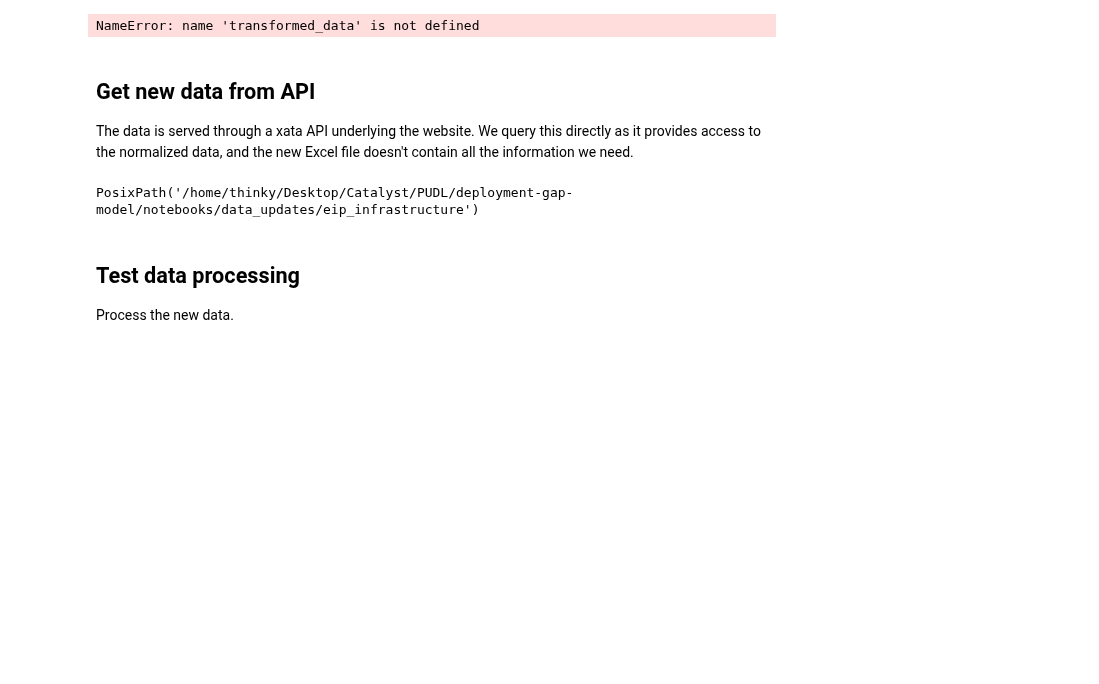
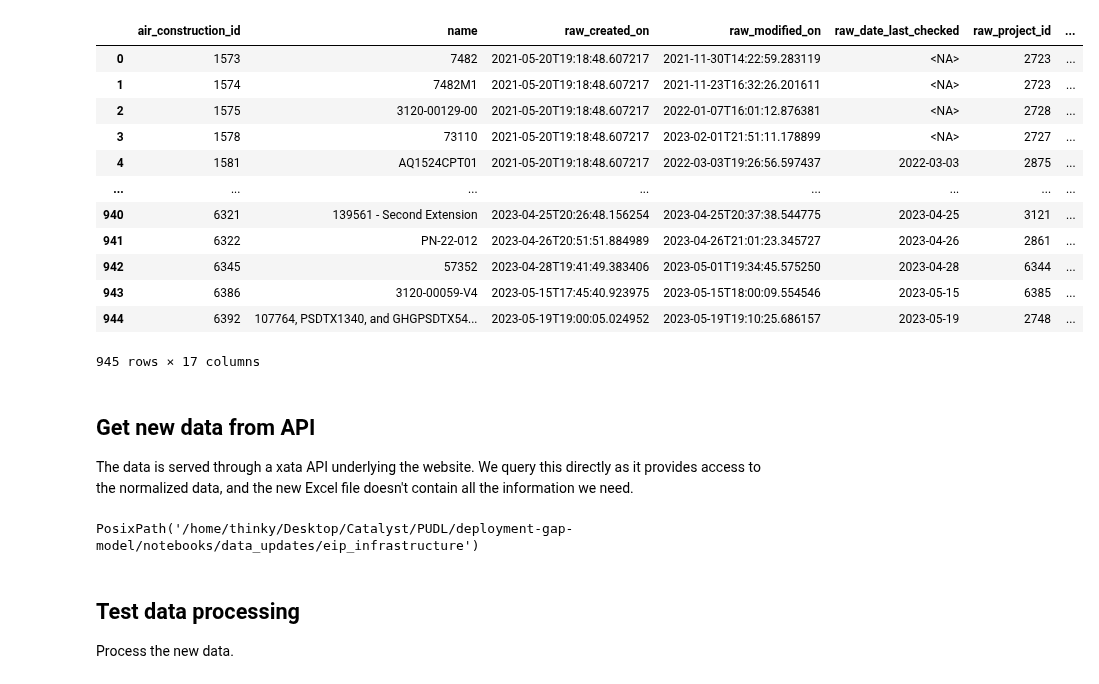
Before and after one commit to deployment-gap-model-education-fund/deployment-gap-model, a Jupyter notebook: notebooks/data_updates/eip_infrastructure/eip_update.ipynb, the cells around one changed output. Cells and saved outputs as stored; diff of their text form; code cells hidden in the pictures; blank space fills up the shorter version.

```diff
--- a/notebooks/data_updates/eip_infrastructure/eip_update.ipynb
+++ b/notebooks/data_updates/eip_infrastructure/eip_update.ipynb
@@ -10,7 +12,18 @@ transformed_data = pd.read_parquet('../../../data/output/data_warehouse/eip_faci
 # %%
-transformed_data
 # %% [output]
+|  | air_construction_id | name | raw_created_on | raw_modified_on | raw_date_last_checked | raw_project_id | ... |
+| 0 | 1573 | 7482 | 2021-05-20T19:18:48.607217 | 2021-11-30T14:22:59.283119 | <NA> | 2723 | ... |
+| 1 | 1574 | 7482M1 | 2021-05-20T19:18:48.607217 | 2021-11-23T16:32:26.201611 | <NA> | 2723 | ... |
+| 2 | 1575 | 3120-00129-00 | 2021-05-20T19:18:48.607217 | 2022-01-07T16:01:12.876381 | <NA> | 2728 | ... |
+| 3 | 1578 | 73110 | 2021-05-20T19:18:48.607217 | 2023-02-01T21:51:11.178899 | <NA> | 2727 | ... |
+| 4 | 1581 | AQ1524CPT01 | 2021-05-20T19:18:48.607217 | 2022-03-03T19:26:56.597437 | 2022-03-03 | 2875 | ... |
+| ... | ... | ... | ... | ... | ... | ... | ... |
+| 940 | 6321 | 139561 - Second Extension | 2023-04-25T20:26:48.156254 | 2023-04-25T20:37:38.544775 | 2023-04-25 | 3121 | ... |
+| 941 | 6322 | PN-22-012 | 2023-04-26T20:51:51.884989 | 2023-04-26T21:01:23.345727 | 2023-04-26 | 2861 | ... |
+| 942 | 6345 | 57352 | 2023-04-28T19:41:49.383406 | 2023-05-01T19:34:45.575250 | 2023-04-28 | 6344 | ... |
+| 943 | 6386 | 3120-00059-V4 | 2023-05-15T17:45:40.923975 | 2023-05-15T18:00:09.554546 | 2023-05-15 | 6385 | ... |
+| 944 | 6392 | 107764, PSDTX1340, and GHGPSDTX54... | 2023-05-19T19:00:05.024952 | 2023-05-19T19:10:25.686157 | 2023-05-19 | 2748 | ... |
-NameError: name 'transformed_data' is not defined
+945 rows × 17 columns
 # %% [markdown]
 ## Get new data from API
 
```
Also changed, not shown: parts of 8 cells of this notebook.
